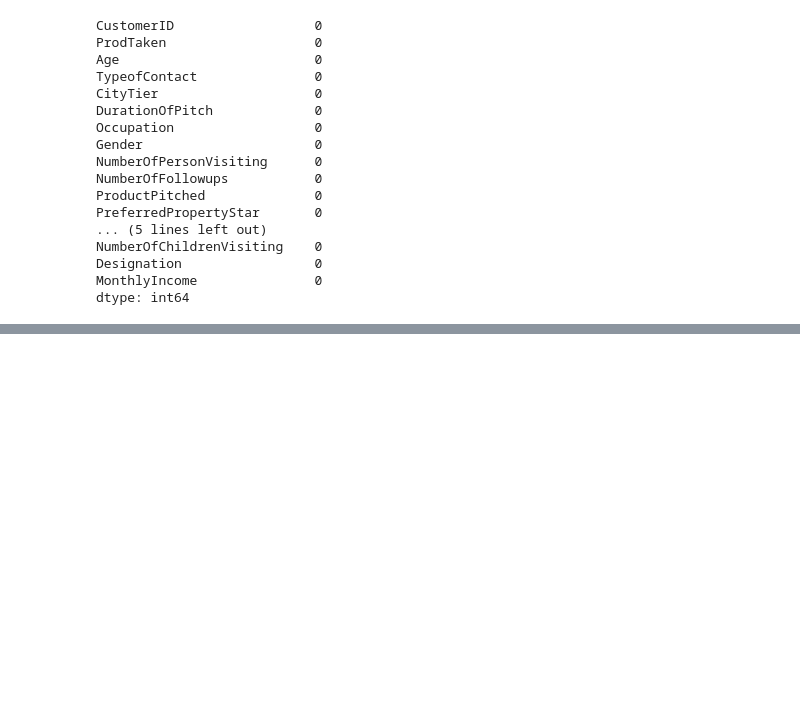
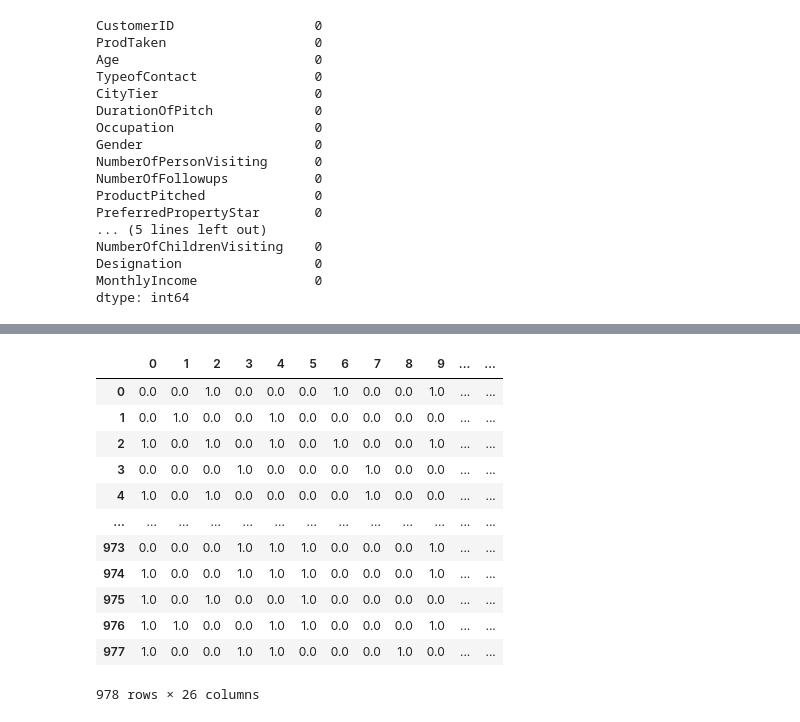
Before and after one commit to niharraju4/Random_Forest-ML-, a Jupyter notebook: holiday_package.ipynb, the cells around one changed output, grey strips where cells are left out. Drawn from its saved outputs; the diff is of its cells as text; code cells hidden in the pictures; blank space fills up the shorter version.

```diff
--- a/holiday_package.ipynb
+++ b/holiday_package.ipynb
@@ -300,0 +584,3 @@ df.drop(columns=['NumberOfPersonVisiting', 'NumberOfChildrenVisiting'], axis=1,
+# %%
+## apply tansformation on test(transform)
+X_test=preprocessing.transform(X_test)
@@ -300,0 +603,16 @@ df.drop(columns=['NumberOfPersonVisiting', 'NumberOfChildrenVisiting'], axis=1,
+# %%
+pd.DataFrame(X_test)
+# %% [output]
+|  | 0 | 1 | 2 | 3 | 4 | 5 | 6 | 7 | 8 | 9 | ... | ... |
+| 0 | 0.0 | 0.0 | 1.0 | 0.0 | 0.0 | 0.0 | 1.0 | 0.0 | 0.0 | 1.0 | ... | ... |
+| 1 | 0.0 | 1.0 | 0.0 | 0.0 | 1.0 | 0.0 | 0.0 | 0.0 | 0.0 | 0.0 | ... | ... |
+| 2 | 1.0 | 0.0 | 1.0 | 0.0 | 1.0 | 0.0 | 1.0 | 0.0 | 0.0 | 1.0 | ... | ... |
+| 3 | 0.0 | 0.0 | 0.0 | 1.0 | 0.0 | 0.0 | 0.0 | 1.0 | 0.0 | 0.0 | ... | ... |
+| 4 | 1.0 | 0.0 | 1.0 | 0.0 | 0.0 | 0.0 | 0.0 | 1.0 | 0.0 | 0.0 | ... | ... |
+| ... | ... | ... | ... | ... | ... | ... | ... | ... | ... | ... | ... | ... |
+| 973 | 0.0 | 0.0 | 0.0 | 1.0 | 1.0 | 1.0 | 0.0 | 0.0 | 0.0 | 1.0 | ... | ... |
+| 974 | 1.0 | 0.0 | 0.0 | 1.0 | 1.0 | 1.0 | 0.0 | 0.0 | 0.0 | 1.0 | ... | ... |
+| 975 | 1.0 | 0.0 | 1.0 | 0.0 | 0.0 | 1.0 | 0.0 | 0.0 | 0.0 | 0.0 | ... | ... |
+| 976 | 1.0 | 1.0 | 0.0 | 0.0 | 1.0 | 1.0 | 0.0 | 0.0 | 0.0 | 1.0 | ... | ... |
+| 977 | 1.0 | 0.0 | 0.0 | 1.0 | 1.0 | 0.0 | 0.0 | 0.0 | 1.0 | 0.0 | ... | ... |
+978 rows × 26 columns
```
Also changed, not shown: parts of 36 cells of this notebook.
